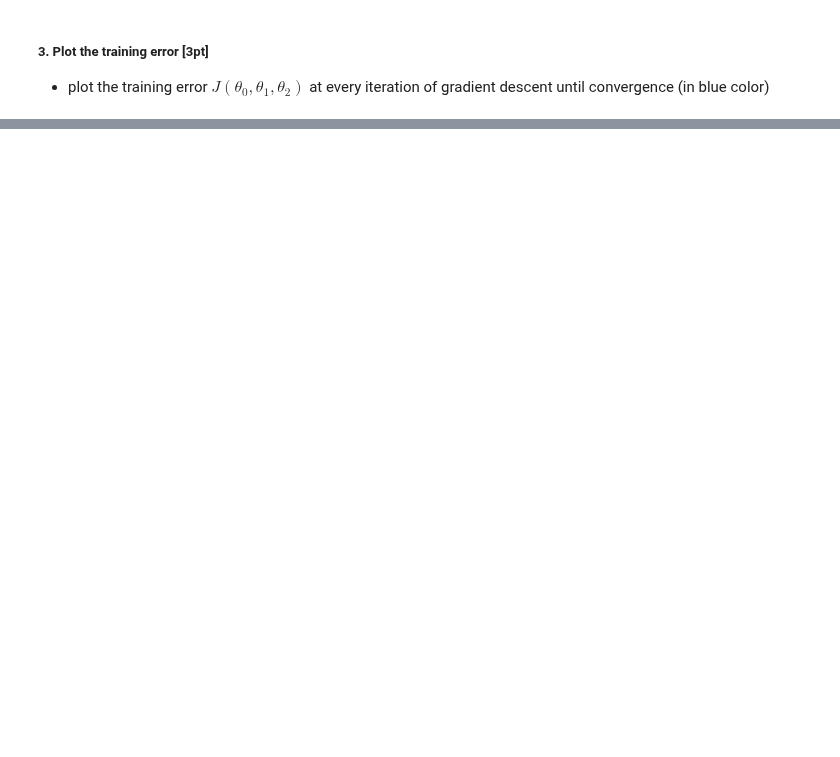
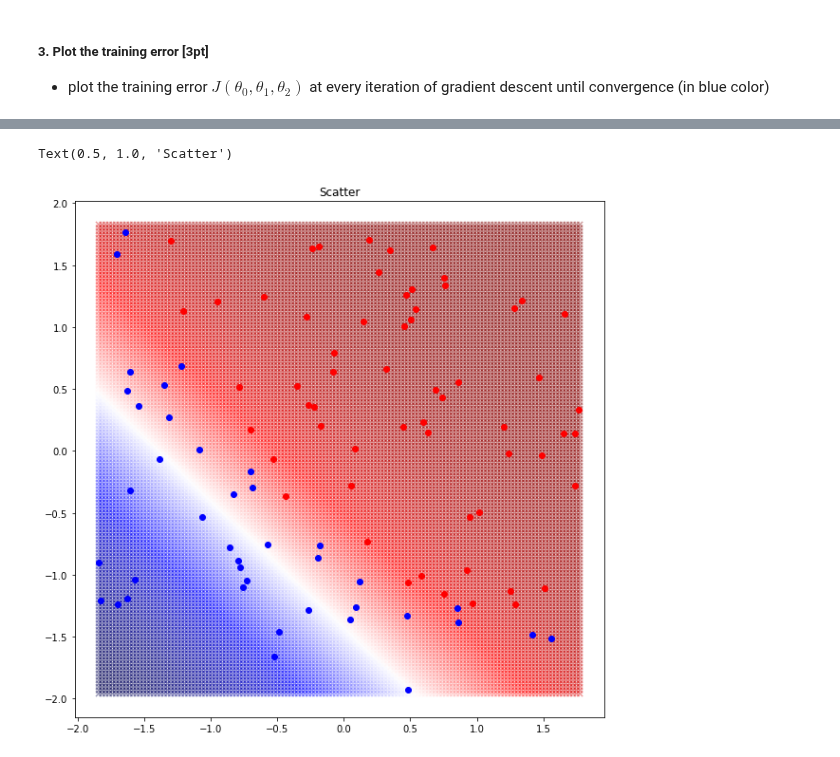
Before and after one commit to heebinYoo/assignment-02, a Jupyter notebook: assign02.ipynb, the cells around one changed output, grey strips where cells are left out. Cells and saved outputs as stored; diff of their text form; code cells hidden in the pictures; blank space fills up the shorter version.

```diff
--- a/assign02.ipynb
+++ b/assign02.ipynb
@@ -171,0 +169,20 @@ h(g_th, x):
+# %%
+X = (np.arange(30,100.1,0.5) - mu_x)/s_x
+Y = (np.arange(30,100.1,0.5) - mu_y)/s_y
+
+X, Y = np.meshgrid(X, Y)
+result = np.array([h(g_th, np.transpose(np.array([1,x,y]))) for x,y in zip(X,Y)])
+# %%
+import matplotlib.cm as cm
+
+fig, ax = plt.subplots(1, 1, figsize=(10,10))
+
+ax.scatter(X, Y, c=result,cmap=cm.seismic, marker='x', alpha=0.4)
+
+ax.scatter(x_label0, y_label0, alpha=None, c='b')
+ax.scatter(x_label1, y_label1, alpha=None, c='r')
+
+ax.set_title('Scatter')
+# %% [output]
+Text(0.5, 1.0, 'Scatter')
+[figure, added]
```
Also changed, not shown: parts of 7 cells of this notebook.
